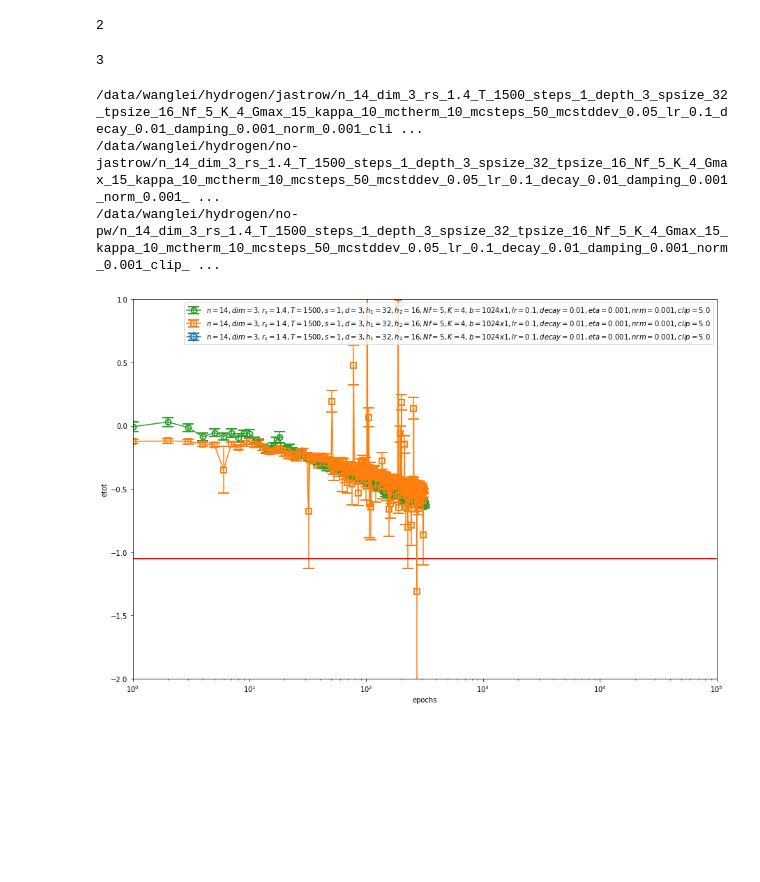
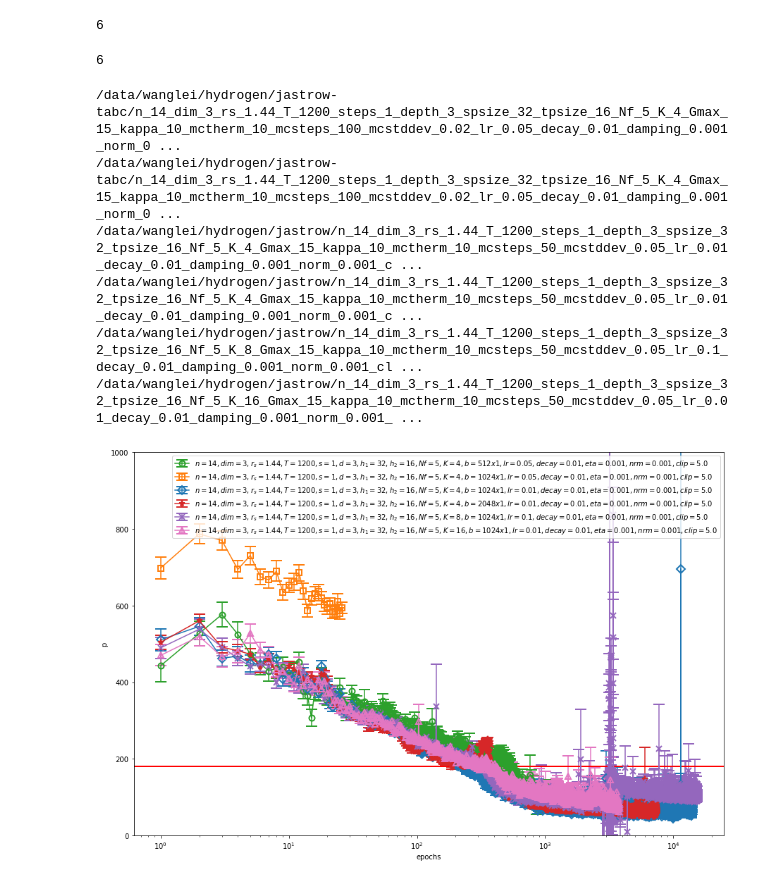
Before and after one commit to fermiflow/hydrogen, a Jupyter notebook: analysis/analysis.ipynb, the cells around one changed output. Saved outputs shown, nothing was run; the diff lists cells and outputs as text; code cells hidden in the pictures; blank space fills up the shorter version.

```diff
--- a/analysis/analysis.ipynb
+++ b/analysis/analysis.ipynb
@@ -29,24 +31,24 @@ ref_df
 # %%
-T, rs = 1500, 1.4
-nicknames = ['jastrow', 'no-jastrow'] #, #, 'atom-positive-alpha', ] #'atom-exp-alpha'] #, #, 'atom-equivariant'] # 'atom']
+T, rs = 1200, 1.44
+nicknames = ['jastrow', 'jastrow-tabc'] #, #, 'atom-positive-alpha', ] #'atom-exp-alpha'] #, #, 'atom-equivariant'] # 'atom']
 files = []
 for nickname in nicknames:
-    files += glob("/data/wanglei/hydrogen/"+nickname+"/n_*_dim_3_rs_%g*_T_%g_*depth_*spsize_*tpsize_*mcsteps_*lr_*/data.txt"%(rs, T))
+    files += glob("/data/wanglei/hydrogen/"+nickname+"/n_14*_dim_3_rs_%g*_T_%g_*depth_*spsize_*tpsize_*/data.txt"%(rs, T))
 files = list(filter(lambda f: os.path.getsize(f)>100, files))
 files = natural_sort(files)
 len(files)
 # %% [output]
-2
+6
 # %%
 def cond(f):
     n, dim, rs, T, s, d, h1, h2, b, a, lr, decay, eta, maxnorm, Nf, clip, K = parse_filename(f)
-    return b < 8192 and ('_ht_' not in f) and rs <1.46
+    return rs <1.46 and '_ht_' not in f
 files = list(filter(cond , files))
 len(files)
 # %% [output]
-3
+6
 # %%
-obs = 'etot'
+obs = 'p'
 
 markers = ['o', 's', 'D', '*', 'x', '^', '<', 'h', '>', 'd', 'X', 'v', 'h', '1']
 colors = ['C2', 'C1','C0', 'C3', 'C4', 'C6', 'C5', 'C7', 'C8', 'C9', 'C10', 'C11', 'C12', 'C13']
@@ -59,40 +61,45 @@ for f, marker, color in zip(files, markers, colors):
     df = pd.read_csv(f, delimiter=r"\s+")
     label = r'$n=%s,dim=%s,r_s=%s,T=%g,s=%s,d=%s,h_1=%s,h_2=%s,Nf=%s,K=%s,b=%sx%s,lr=%s,decay=%s,eta=%s,nrm=%s,clip=%s$'\
                 %(n,dim,rs,T,s,d,h1,h2,Nf,K,b,a,lr,decay,eta,maxnorm,clip)
 
     if obs == 'vtot':
         y = df['vpp'].values + df['vep'].values + df['vee'].values
         yerr = np.sqrt(df['vpp_err'].values**2 + df['vep_err'].values**2 + df['vee_err'].values**2)
     elif obs == 'etot':
         y = df['e'].values + df['vpp'].values
         yerr = np.sqrt(df['e_err'].values**2 + df['vpp_err'].values**2)
     elif obs in ['acc_s', 'acc_x']:
         y = df[obs].values
         yerr = np.zeros_like(y)
     else:
         y, yerr = df[obs].values, df[obs+'_err'].values
 
     plt.errorbar(df['epoch'].values, y, yerr=yerr,
                  marker=marker, color=color,markerfacecolor='none',
                  markeredgewidth=2, ms=8, capsize=8, label=label)
 
-    if obs in ['etot', 'p']:
+    try:
         ref_value = ref_df.query('(T==%g) & (rs==%g)'%(T, rs))[obs].values[0]
-        if obs == 'etot': ref_value = 2*ref_value
+        if obs in ['etot', 'k', 'vtot']: ref_value = 2*ref_value
         plt.axhline(y=ref_value, color='r')
 
-    if obs == 'p': plt.ylim([0, 500])
-    if obs in ['f', 'etot', 'e']: plt.ylim([-2, 1])
+    except KeyError or IndexError:
+        print ('no ref data')
 
+    if obs == 'p': plt.ylim([0, 1000])
+    if obs in ['f', 'etot', 'e']: plt.ylim([-2, 2])
 
 plt.legend(loc='upper right')
 plt.ylabel(obs)
 plt.xlabel('epochs')
-plt.xlim([1, 1e5])
+#plt.xlim([1, 2000])
 plt.xscale('log')
-#plt.ylim([0, 2])
+#plt.ylim([-10, 10])
 # %% [output]
-/data/wanglei/hydrogen/jastrow/n_14_dim_3_rs_1.4_T_1500_steps_1_depth_3_spsize_32_tpsize_16_Nf_5_K_4_Gmax_15_kappa_10_mctherm_10_mcsteps_50_mcstddev_0.05_lr_0.1_decay_0.01_damping_0.001_norm_0.001_cli ...
-/data/wanglei/hydrogen/no-jastrow/n_14_dim_3_rs_1.4_T_1500_steps_1_depth_3_spsize_32_tpsize_16_Nf_5_K_4_Gmax_15_kappa_10_mctherm_10_mcsteps_50_mcstddev_0.05_lr_0.1_decay_0.01_damping_0.001_norm_0.001_ ...
-/data/wanglei/hydrogen/no-pw/n_14_dim_3_rs_1.4_T_1500_steps_1_depth_3_spsize_32_tpsize_16_Nf_5_K_4_Gmax_15_kappa_10_mctherm_10_mcsteps_50_mcstddev_0.05_lr_0.1_decay_0.01_damping_0.001_norm_0.001_clip_ ...
+/data/wanglei/hydrogen/jastrow-tabc/n_14_dim_3_rs_1.44_T_1200_steps_1_depth_3_spsize_32_tpsize_16_Nf_5_K_4_Gmax_15_kappa_10_mctherm_10_mcsteps_100_mcstddev_0.02_lr_0.05_decay_0.01_damping_0.001_norm_0 ...
+/data/wanglei/hydrogen/jastrow-tabc/n_14_dim_3_rs_1.44_T_1200_steps_1_depth_3_spsize_32_tpsize_16_Nf_5_K_4_Gmax_15_kappa_10_mctherm_10_mcsteps_100_mcstddev_0.02_lr_0.05_decay_0.01_damping_0.001_norm_0 ...
+/data/wanglei/hydrogen/jastrow/n_14_dim_3_rs_1.44_T_1200_steps_1_depth_3_spsize_32_tpsize_16_Nf_5_K_4_Gmax_15_kappa_10_mctherm_10_mcsteps_50_mcstddev_0.05_lr_0.01_decay_0.01_damping_0.001_norm_0.001_c ...
+/data/wanglei/hydrogen/jastrow/n_14_dim_3_rs_1.44_T_1200_steps_1_depth_3_spsize_32_tpsize_16_Nf_5_K_4_Gmax_15_kappa_10_mctherm_10_mcsteps_50_mcstddev_0.05_lr_0.01_decay_0.01_damping_0.001_norm_0.001_c ...
+/data/wanglei/hydrogen/jastrow/n_14_dim_3_rs_1.44_T_1200_steps_1_depth_3_spsize_32_tpsize_16_Nf_5_K_8_Gmax_15_kappa_10_mctherm_10_mcsteps_50_mcstddev_0.05_lr_0.1_decay_0.01_damping_0.001_norm_0.001_cl ...
+/data/wanglei/hydrogen/jastrow/n_14_dim_3_rs_1.44_T_1200_steps_1_depth_3_spsize_32_tpsize_16_Nf_5_K_16_Gmax_15_kappa_10_mctherm_10_mcsteps_50_mcstddev_0.05_lr_0.01_decay_0.01_damping_0.001_norm_0.001_ ...
-[figure, old version]
+[figure, new version]
```
Also changed, not shown: parts of 5 cells of this notebook, 9 other files.
